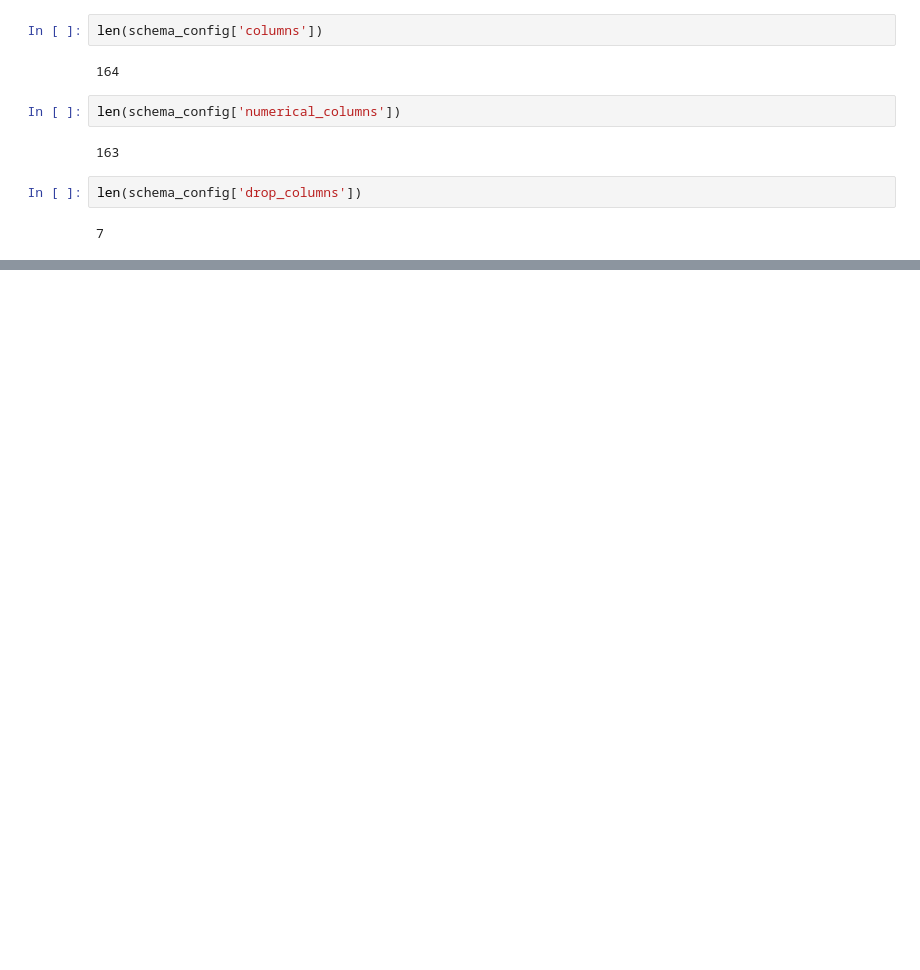
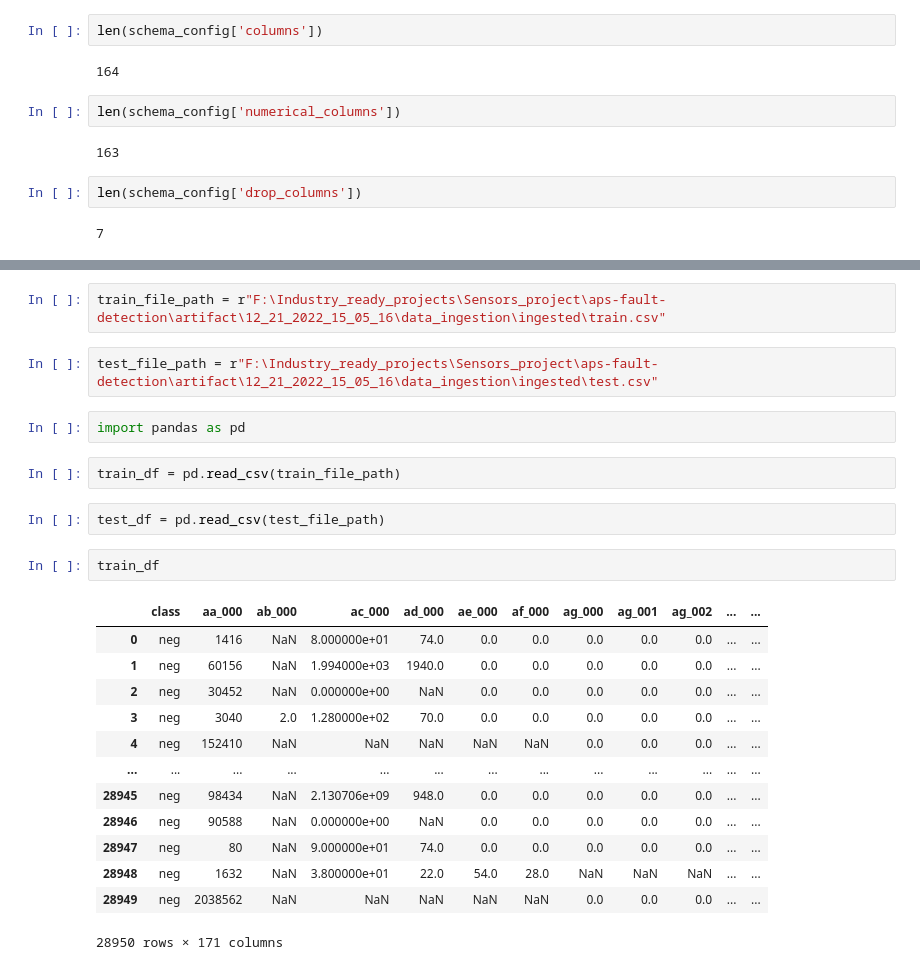
Before and after one commit to deveshpatil619/aps-fault-detection, a Jupyter notebook: notebook/demo.ipynb, the cells around one changed output, grey strips where cells are left out. Drawn from its saved outputs; the diff is of its cells as text; blank space fills up the shorter version.

```diff
--- a/notebook/demo.ipynb
+++ b/notebook/demo.ipynb
@@ -71,0 +90,26 @@ NameError: name 'df' is not defined
+# %%
+train_file_path = r"F:\Industry_ready_projects\Sensors_project\aps-fault-detection\artifact\12_21_2022_15_05_16\data_ingestion\ingested\train.csv"
+# %%
+test_file_path = r"F:\Industry_ready_projects\Sensors_project\aps-fault-detection\artifact\12_21_2022_15_05_16\data_ingestion\ingested\test.csv"
+# %%
+import pandas as pd
+# %%
+train_df = pd.read_csv(train_file_path)
+# %%
+test_df = pd.read_csv(test_file_path)
+# %%
+train_df
+# %% [output]
+|  | class | aa_000 | ab_000 | ac_000 | ad_000 | ae_000 | af_000 | ag_000 | ag_001 | ag_002 | ... | ... |
+| 0 | neg | 1416 | NaN | 8.000000e+01 | 74.0 | 0.0 | 0.0 | 0.0 | 0.0 | 0.0 | ... | ... |
+| 1 | neg | 60156 | NaN | 1.994000e+03 | 1940.0 | 0.0 | 0.0 | 0.0 | 0.0 | 0.0 | ... | ... |
+| 2 | neg | 30452 | NaN | 0.000000e+00 | NaN | 0.0 | 0.0 | 0.0 | 0.0 | 0.0 | ... | ... |
+| 3 | neg | 3040 | 2.0 | 1.280000e+02 | 70.0 | 0.0 | 0.0 | 0.0 | 0.0 | 0.0 | ... | ... |
+| 4 | neg | 152410 | NaN | NaN | NaN | NaN | NaN | 0.0 | 0.0 | 0.0 | ... | ... |
+| ... | ... | ... | ... | ... | ... | ... | ... | ... | ... | ... | ... | ... |
+| 28945 | neg | 98434 | NaN | 2.130706e+09 | 948.0 | 0.0 | 0.0 | 0.0 | 0.0 | 0.0 | ... | ... |
+| 28946 | neg | 90588 | NaN | 0.000000e+00 | NaN | 0.0 | 0.0 | 0.0 | 0.0 | 0.0 | ... | ... |
+| 28947 | neg | 80 | NaN | 9.000000e+01 | 74.0 | 0.0 | 0.0 | 0.0 | 0.0 | 0.0 | ... | ... |
+| 28948 | neg | 1632 | NaN | 3.800000e+01 | 22.0 | 54.0 | 28.0 | NaN | NaN | NaN | ... | ... |
+| 28949 | neg | 2038562 | NaN | NaN | NaN | NaN | NaN | 0.0 | 0.0 | 0.0 | ... | ... |
+28950 rows × 171 columns
```
Also changed, not shown: parts of 19 cells of this notebook, 4 other files.
